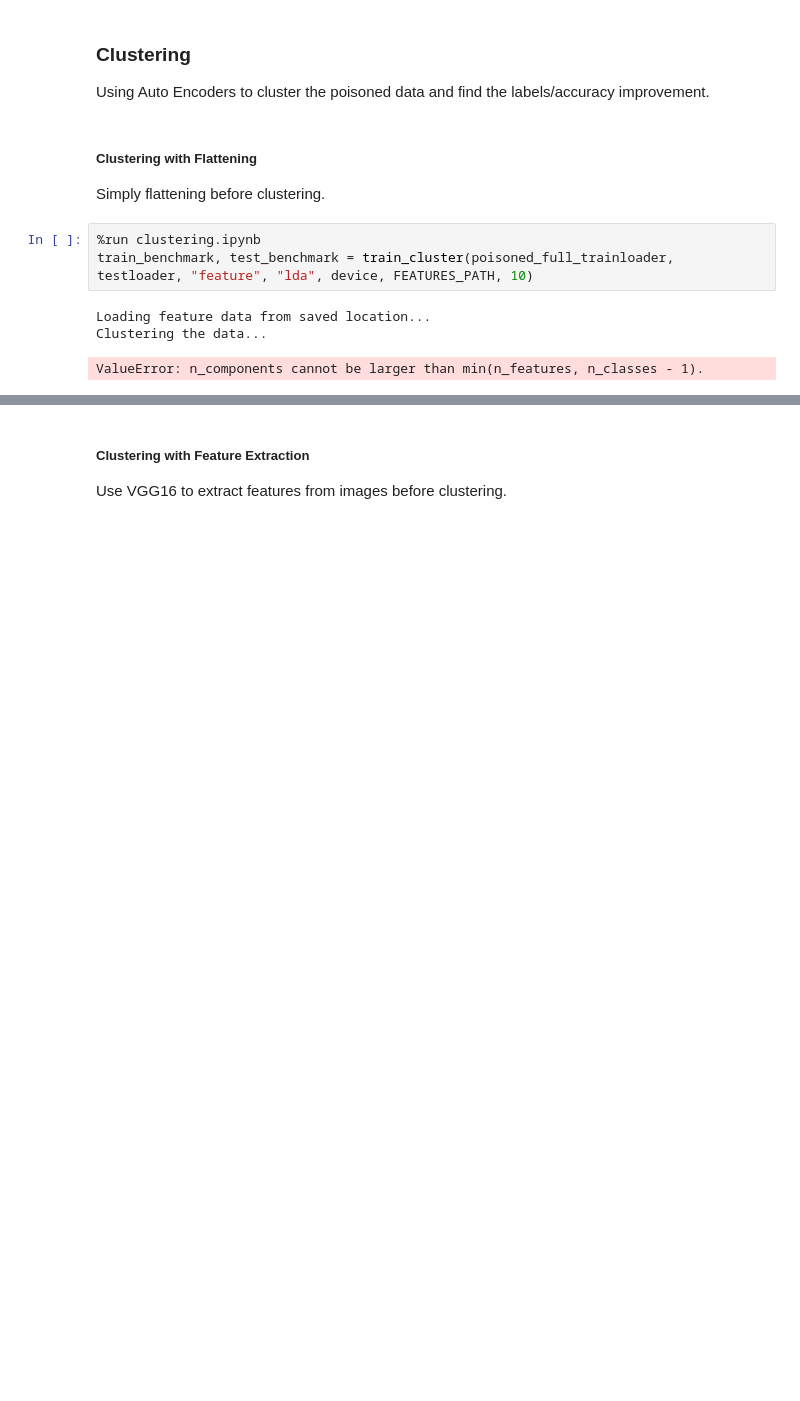
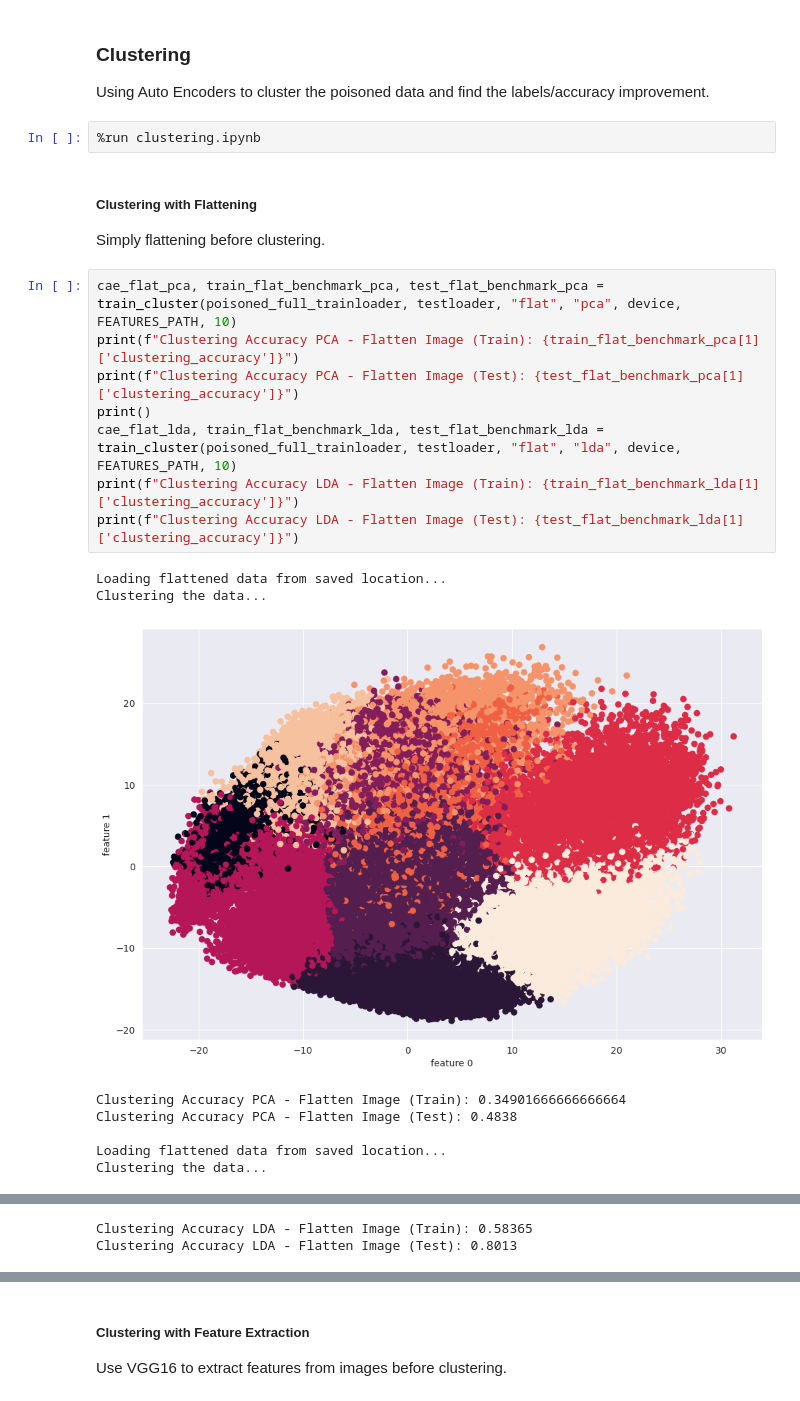
Before and after one commit to AkashRamakrishnan/DLProject, a Jupyter notebook: cnn_network.ipynb, the cells around one changed output, grey strips where cells are left out. Saved outputs shown, nothing was run; the diff lists cells and outputs as text; blank space fills up the shorter version.

Commit message:
pushed some fixed, clustering part should be done now

```diff
--- a/cnn_network.ipynb
+++ b/cnn_network.ipynb
@@ -343,13 +343,25 @@ poisoned_full_trainloader = torch.utils.data.DataLoader(dataset, batch_size=64,
 # %% [markdown]
 ### Clustering
 Using Auto Encoders to cluster the poisoned data and find the labels/accuracy improvement.
+# %%
+%run clustering.ipynb
 # %% [markdown]
 ##### Clustering with Flattening
 Simply flattening before clustering.
 # %%
-%run clustering.ipynb
-train_benchmark, test_benchmark = train_cluster(poisoned_full_trainloader, testloader, "feature", "lda", device, FEATURES_PATH, 10)
+cae_flat_pca, train_flat_benchmark_pca, test_flat_benchmark_pca = train_cluster(poisoned_full_trainloader, testloader, "flat", "pca", device, FEATURES_PATH, 10)
+print(f"Clustering Accuracy PCA - Flatten Image (Train): {train_flat_benchmark_pca[1]['clustering_accuracy']}")
+print(f"Clustering Accuracy PCA - Flatten Image (Test): {test_flat_benchmark_pca[1]['clustering_accuracy']}")
+print()
+cae_flat_lda, train_flat_benchmark_lda, test_flat_benchmark_lda = train_cluster(poisoned_full_trainloader, testloader, "flat", "lda", device, FEATURES_PATH, 10)
+print(f"Clustering Accuracy LDA - Flatten Image (Train): {train_flat_benchmark_lda[1]['clustering_accuracy']}")
+print(f"Clustering Accuracy LDA - Flatten Image (Test): {test_flat_benchmark_lda[1]['clustering_accuracy']}")
 # %% [output]
-Loading feature data from saved location...
+Loading flattened data from saved location...
 Clustering the data...
+[figure, added]
-ValueError: n_components cannot be larger than min(n_features, n_classes - 1).
+Clustering Accuracy PCA - Flatten Image (Train): 0.34901666666666664
+Clustering Accuracy PCA - Flatten Image (Test): 0.4838
+
+Loading flattened data from saved location...
+Clustering the data...
@@ -355,0 +369,2 @@ ValueError: n_components cannot be larger than min(n_features, n_classes - 1).
+Clustering Accuracy LDA - Flatten Image (Train): 0.58365
+Clustering Accuracy LDA - Flatten Image (Test): 0.8013
```
Also changed, not shown: parts of 4 cells of this notebook, 3 other files.
